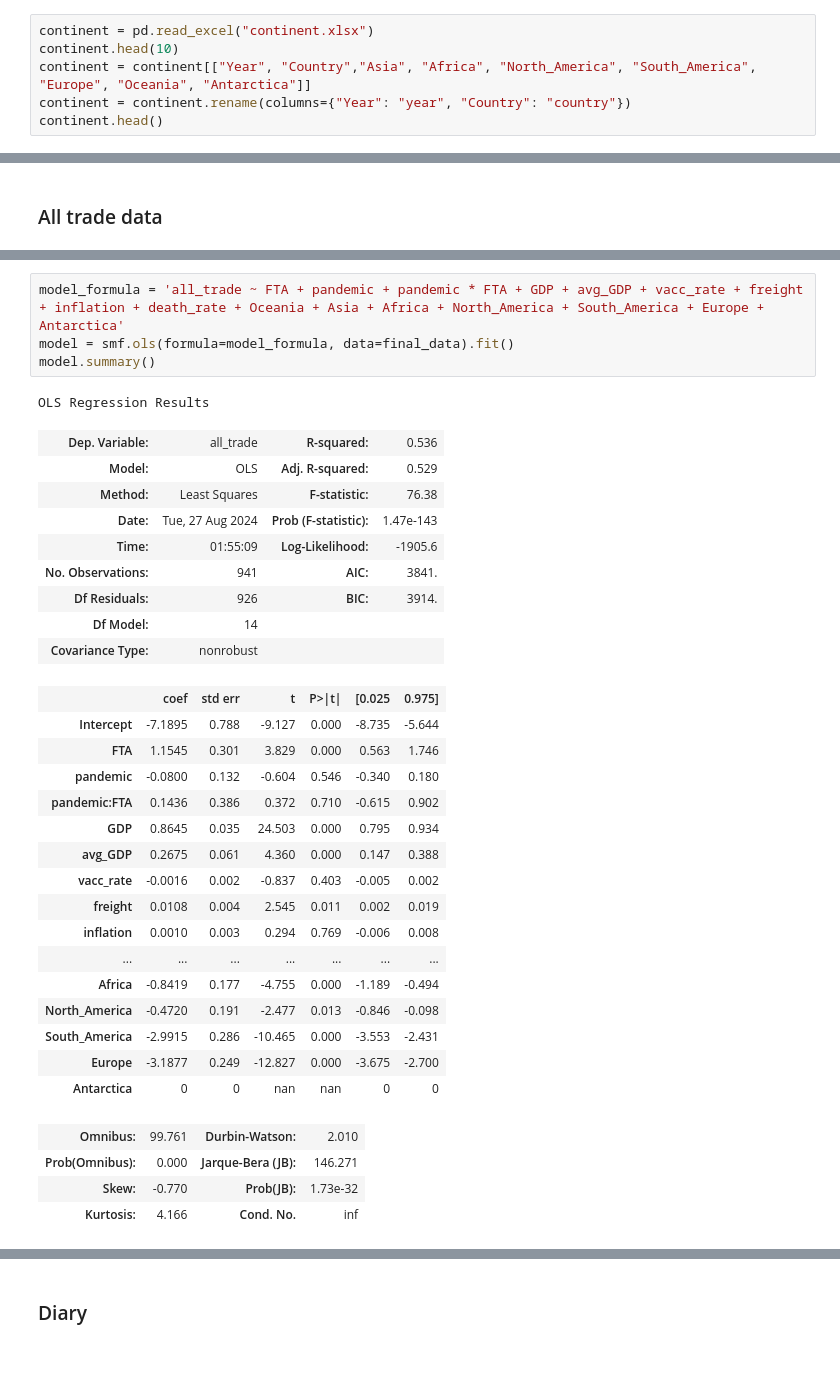
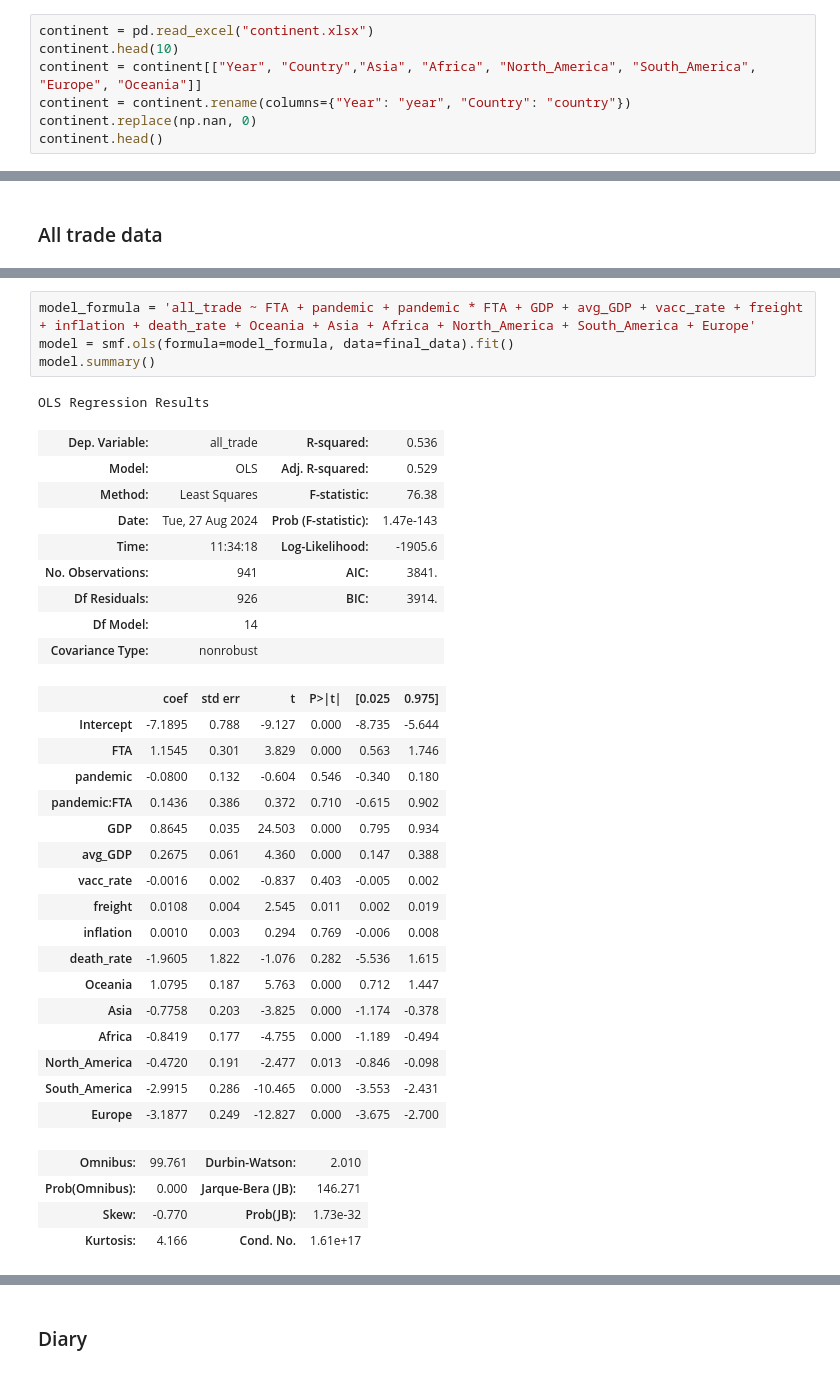
Before and after one commit to wesley0628/Food_Output_Analysis, a Jupyter notebook: trade_analysis.ipynb, the cells around one changed output, grey strips where cells are left out. Saved outputs shown, nothing was run; the diff lists cells and outputs as text.

```diff
--- a/trade_analysis.ipynb
+++ b/trade_analysis.ipynb
@@ -178,7 +178,8 @@ covid_death_rate.head()
 # %%
 continent = pd.read_excel("continent.xlsx")
 continent.head(10)
-continent = continent[["Year", "Country","Asia", "Africa", "North_America", "South_America", "Europe", "Oceania", "Antarctica"]]
+continent = continent[["Year", "Country","Asia", "Africa", "North_America", "South_America", "Europe", "Oceania"]]
 continent = continent.rename(columns={"Year": "year", "Country": "country"})
+continent.replace(np.nan, 0)
 continent.head()
 # %% [output]
@@ -882,38 +890,39 @@ Index(['year', 'country', 'dairy_produce', 'aquatic_produce', 'fruit_produce',
       dtype='object')
 # %%
-model_formula = 'all_trade ~ FTA + pandemic + pandemic * FTA + GDP + avg_GDP + vacc_rate + freight + inflation + death_rate + Oceania + Asia + Africa + North_America + South_America + Europe + Antarctica'
+model_formula = 'all_trade ~ FTA + pandemic + pandemic * FTA + GDP + avg_GDP + vacc_rate + freight + inflation + death_rate + Oceania + Asia + Africa + North_America + South_America + Europe'
 model = smf.ols(formula=model_formula, data=final_data).fit()
 model.summary()
 # %% [output]
 OLS Regression Results
 | Dep. Variable: | all_trade | R-squared: | 0.536 |
 | Model: | OLS | Adj. R-squared: | 0.529 |
 | Method: | Least Squares | F-statistic: | 76.38 |
 | Date: | Tue, 27 Aug 2024 | Prob (F-statistic): | 1.47e-143 |
-| Time: | 01:55:09 | Log-Likelihood: | -1905.6 |
+| Time: | 11:34:18 | Log-Likelihood: | -1905.6 |
 | No. Observations: | 941 | AIC: | 3841. |
 | Df Residuals: | 926 | BIC: | 3914. |
 | Df Model: | 14 |  |  |
 | Covariance Type: | nonrobust |  |  |
 |  | coef | std err | t | P>|t| | [0.025 | 0.975] |
 | Intercept | -7.1895 | 0.788 | -9.127 | 0.000 | -8.735 | -5.644 |
 | FTA | 1.1545 | 0.301 | 3.829 | 0.000 | 0.563 | 1.746 |
 | pandemic | -0.0800 | 0.132 | -0.604 | 0.546 | -0.340 | 0.180 |
 | pandemic:FTA | 0.1436 | 0.386 | 0.372 | 0.710 | -0.615 | 0.902 |
 | GDP | 0.8645 | 0.035 | 24.503 | 0.000 | 0.795 | 0.934 |
 | avg_GDP | 0.2675 | 0.061 | 4.360 | 0.000 | 0.147 | 0.388 |
 | vacc_rate | -0.0016 | 0.002 | -0.837 | 0.403 | -0.005 | 0.002 |
 | freight | 0.0108 | 0.004 | 2.545 | 0.011 | 0.002 | 0.019 |
 | inflation | 0.0010 | 0.003 | 0.294 | 0.769 | -0.006 | 0.008 |
-| ... | ... | ... | ... | ... | ... | ... |
+| death_rate | -1.9605 | 1.822 | -1.076 | 0.282 | -5.536 | 1.615 |
+| Oceania | 1.0795 | 0.187 | 5.763 | 0.000 | 0.712 | 1.447 |
+| Asia | -0.7758 | 0.203 | -3.825 | 0.000 | -1.174 | -0.378 |
 | Africa | -0.8419 | 0.177 | -4.755 | 0.000 | -1.189 | -0.494 |
 | North_America | -0.4720 | 0.191 | -2.477 | 0.013 | -0.846 | -0.098 |
 | South_America | -2.9915 | 0.286 | -10.465 | 0.000 | -3.553 | -2.431 |
 | Europe | -3.1877 | 0.249 | -12.827 | 0.000 | -3.675 | -2.700 |
-| Antarctica | 0 | 0 | nan | nan | 0 | 0 |
 | Omnibus: | 99.761 | Durbin-Watson: | 2.010 |
 | Prob(Omnibus): | 0.000 | Jarque-Bera (JB): | 146.271 |
 | Skew: | -0.770 | Prob(JB): | 1.73e-32 |
-| Kurtosis: | 4.166 | Cond. No. | inf |
+| Kurtosis: | 4.166 | Cond. No. | 1.61e+17 |
 Notes:
 [1] Standard Errors assume that the covariance matrix of the errors is correctly specified.
```
Also changed, not shown: parts of 27 cells of this notebook, 2 other files.
